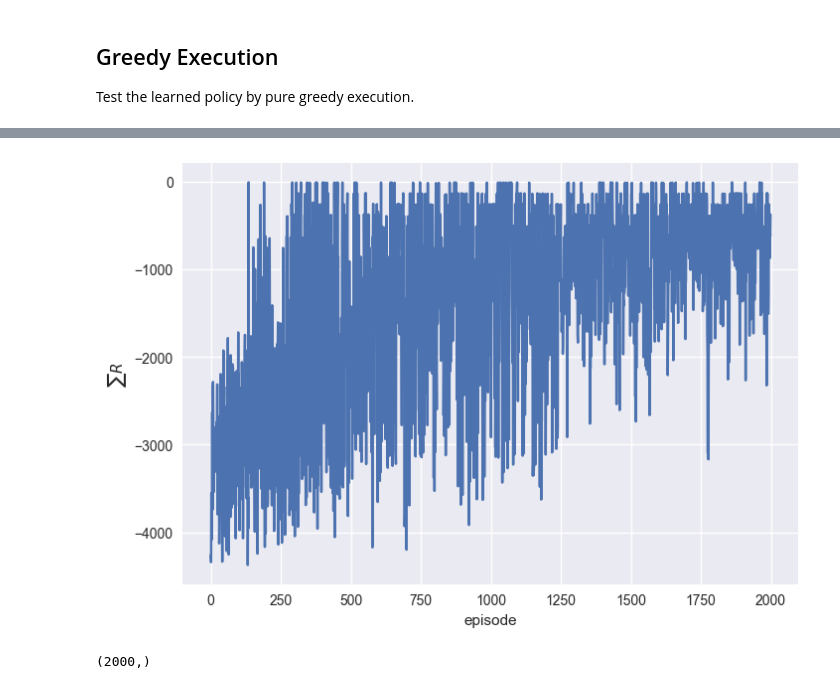
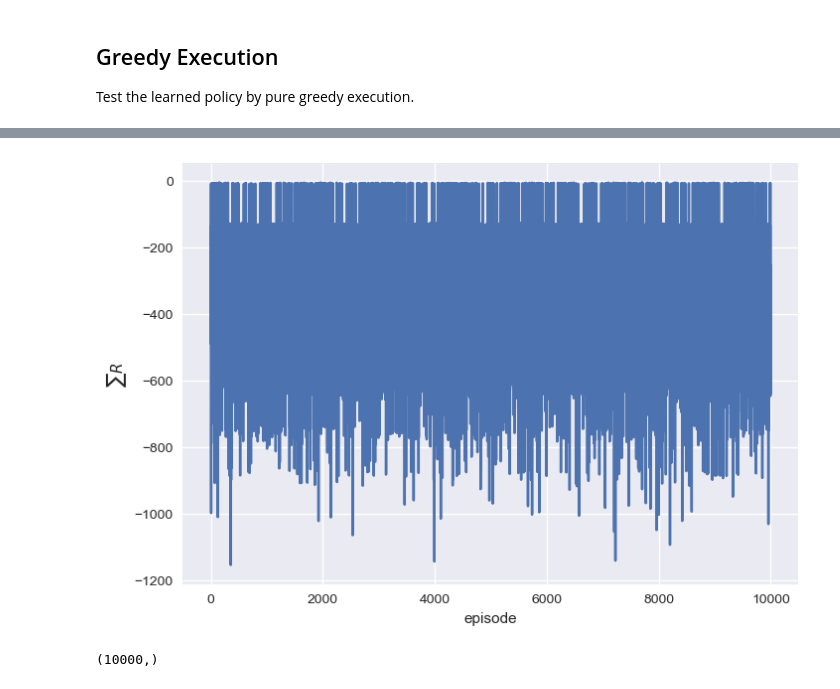
Before and after one commit to upb-lea/reinforcement_learning_course_materials, a Jupyter notebook: exercises/solutions/ex06/n_StepMethods.ipynb, the cells around one changed output, grey strips where cells are left out. Cells and saved outputs as stored; diff of their text form; code cells hidden in the pictures.

```diff
--- a/exercises/solutions/ex06/n_StepMethods.ipynb
+++ b/exercises/solutions/ex06/n_StepMethods.ipynb
@@ -13,7 +13,7 @@ import numpy as np
 import gymnasium as gym
 from tqdm.notebook import tqdm
 import matplotlib.pyplot as plt
-plt.style.use('seaborn-v0_8')
+plt.style.use('seaborn')
 # %% [markdown]
 Check if the installation and import work by executing the following cell. A window with an animation of the pendulum should open, display some random actions, and close automatically.
 # %%
@@ -644,13 +599,13 @@ perf = np.sum(reward_history)
 # %%
-plt.plot(reward_history)
+plt.plot(cumulative_reward_history)
 plt.xlabel("episode")
 plt.ylabel(r"$\sum R$")
 plt.show()
 
-print(np.shape(reward_history))
+print(np.shape(cumulative_reward_history))
 # %% [output]
-[figure, old version]
+[figure, new version]
-(2000,)
+(10000,)
 # %%
 env = gym.make('Pendulum-v1', render_mode="human")
 env = env.unwrapped
```
Also changed, not shown: parts of 19 cells of this notebook, 2 other files.
